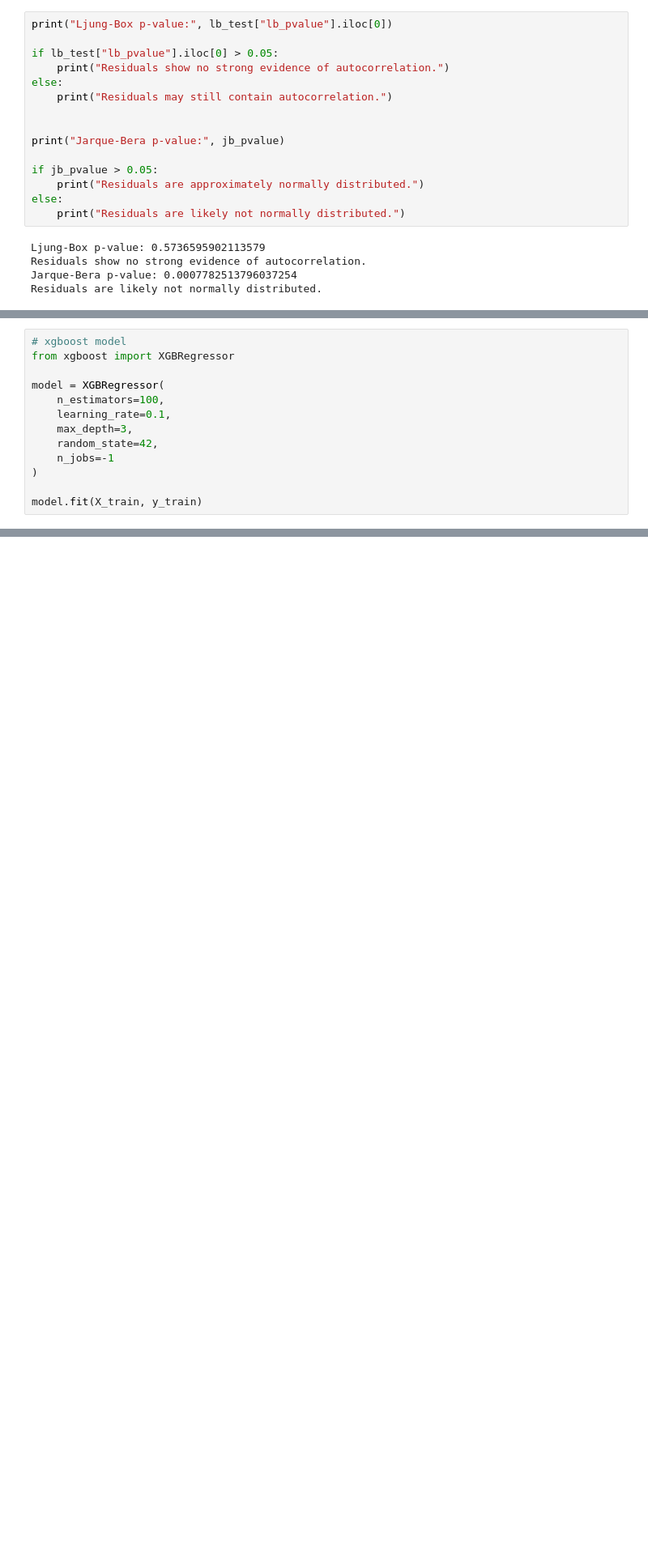
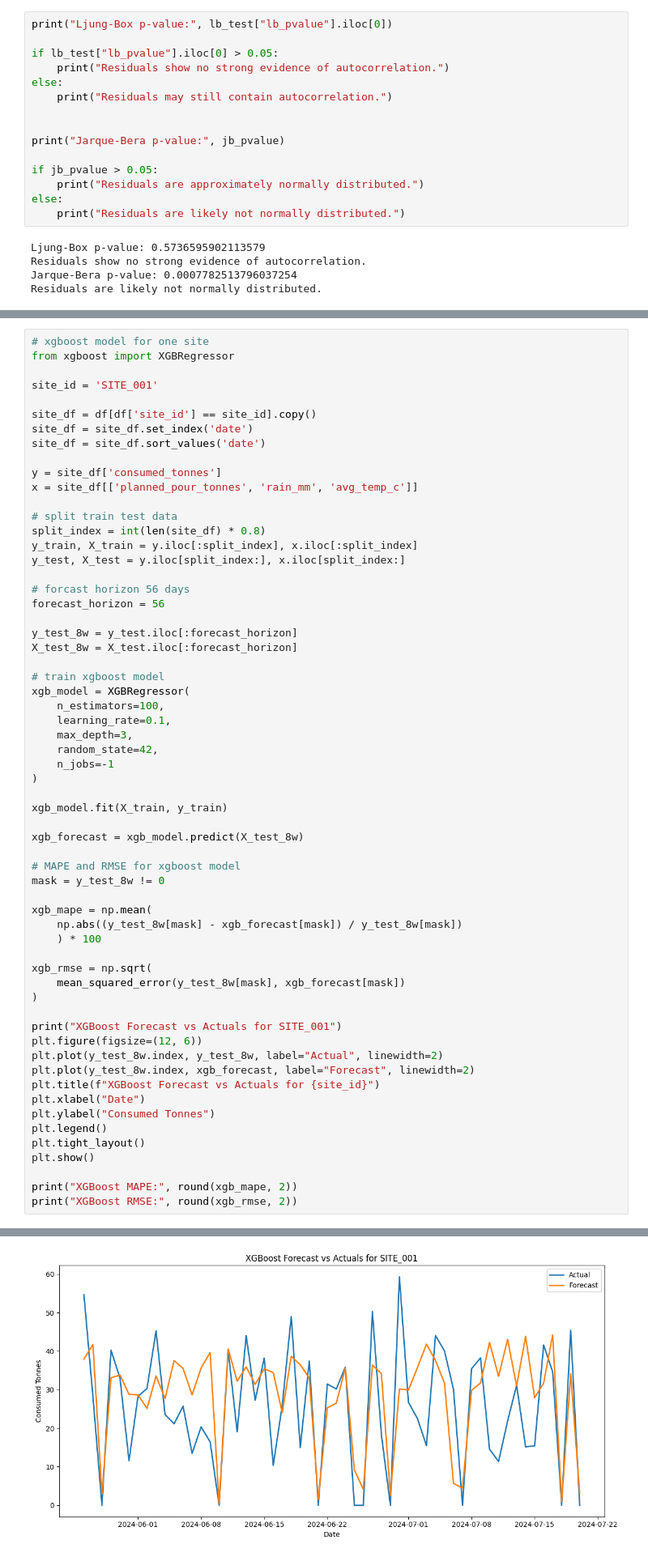
Before and after one commit to WhizIkem/MIG_Cement, a Jupyter notebook: notebooks/03_modelling2.ipynb, the cells around one changed output, grey strips where cells are left out. Shown at 81% size. Drawn from its saved outputs; the diff is of its cells as text; blank space fills up the shorter version.

```diff
--- a/notebooks/03_modelling2.ipynb
+++ b/notebooks/03_modelling2.ipynb
@@ -525,8 +526,29 @@ Saved forecast visualization to: ../reports/sarimax_forecast.png
 # %%
-# xgboost model
+# xgboost model for one site
 from xgboost import XGBRegressor
 
-model = XGBRegressor(
+site_id = 'SITE_001'
+
+site_df = df[df['site_id'] == site_id].copy()
+site_df = site_df.set_index('date')
+site_df = site_df.sort_values('date')
+
+y = site_df['consumed_tonnes']
+x = site_df[['planned_pour_tonnes', 'rain_mm', 'avg_temp_c']]
+
+# split train test data
+split_index = int(len(site_df) * 0.8)
+y_train, X_train = y.iloc[:split_index], x.iloc[:split_index]
+y_test, X_test = y.iloc[split_index:], x.iloc[split_index:]
+
+# forcast horizon 56 days
+forecast_horizon = 56
+
+y_test_8w = y_test.iloc[:forecast_horizon]
+X_test_8w = X_test.iloc[:forecast_horizon]
+
+# train xgboost model
+xgb_model = XGBRegressor(
     n_estimators=100,
     learning_rate=0.1,
     max_depth=3,
@@ -534,5 +556,32 @@ model = XGBRegressor(
     n_jobs=-1
 )
 
-model.fit(X_train, y_train)
+xgb_model.fit(X_train, y_train)
+
+xgb_forecast = xgb_model.predict(X_test_8w)
+
+# MAPE and RMSE for xgboost model
+mask = y_test_8w != 0
+
+xgb_mape = np.mean(
+    np.abs((y_test_8w[mask] - xgb_forecast[mask]) / y_test_8w[mask])
+    ) * 100
+
+xgb_rmse = np.sqrt(
+    mean_squared_error(y_test_8w[mask], xgb_forecast[mask])
+)
+
+print("XGBoost Forecast vs Actuals for SITE_001")
+plt.figure(figsize=(12, 6))
+plt.plot(y_test_8w.index, y_test_8w, label="Actual", linewidth=2)
+plt.plot(y_test_8w.index, xgb_forecast, label="Forecast", linewidth=2)
+plt.title(f"XGBoost Forecast vs Actuals for {site_id}")
+plt.xlabel("Date")
+plt.ylabel("Consumed Tonnes")
+plt.legend()
+plt.tight_layout()
+plt.show()
+
+print("XGBoost MAPE:", round(xgb_mape, 2))
+print("XGBoost RMSE:", round(xgb_rmse, 2))
 # %% [output]
@@ -549,0 +589 @@ XGBRegressor(base_score=None, booster=None, callbacks=None,
+[figure, added]
```
Also changed, not shown: parts of 15 cells of this notebook, 6 other files.
